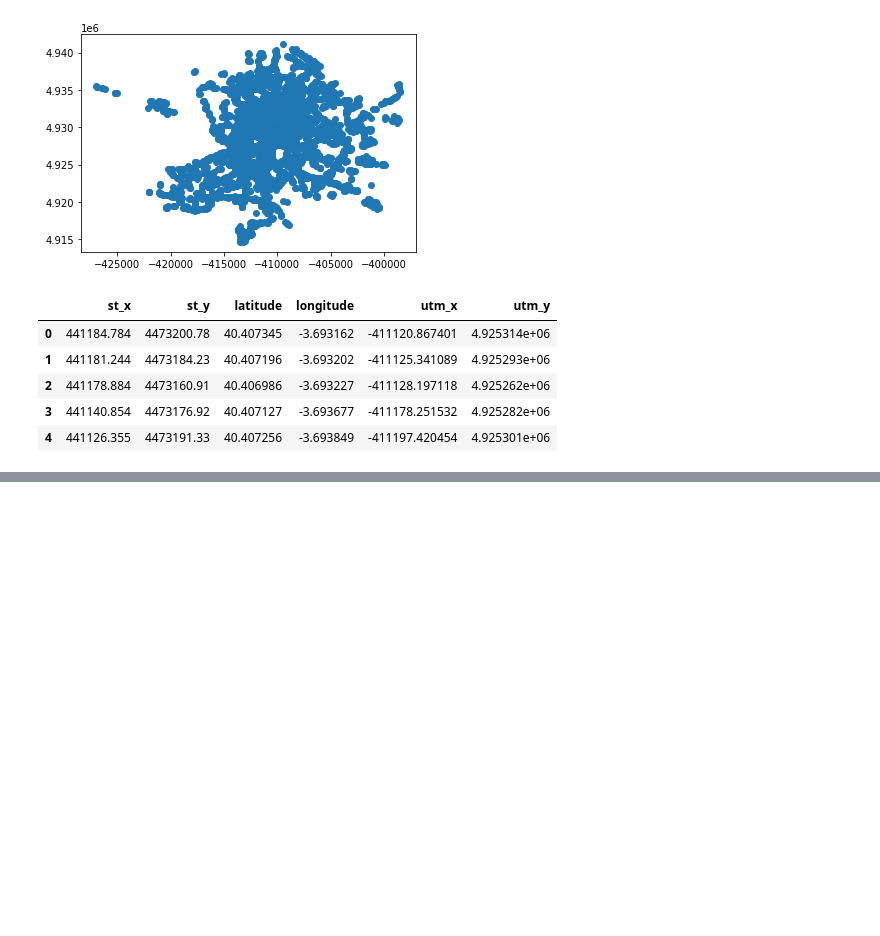
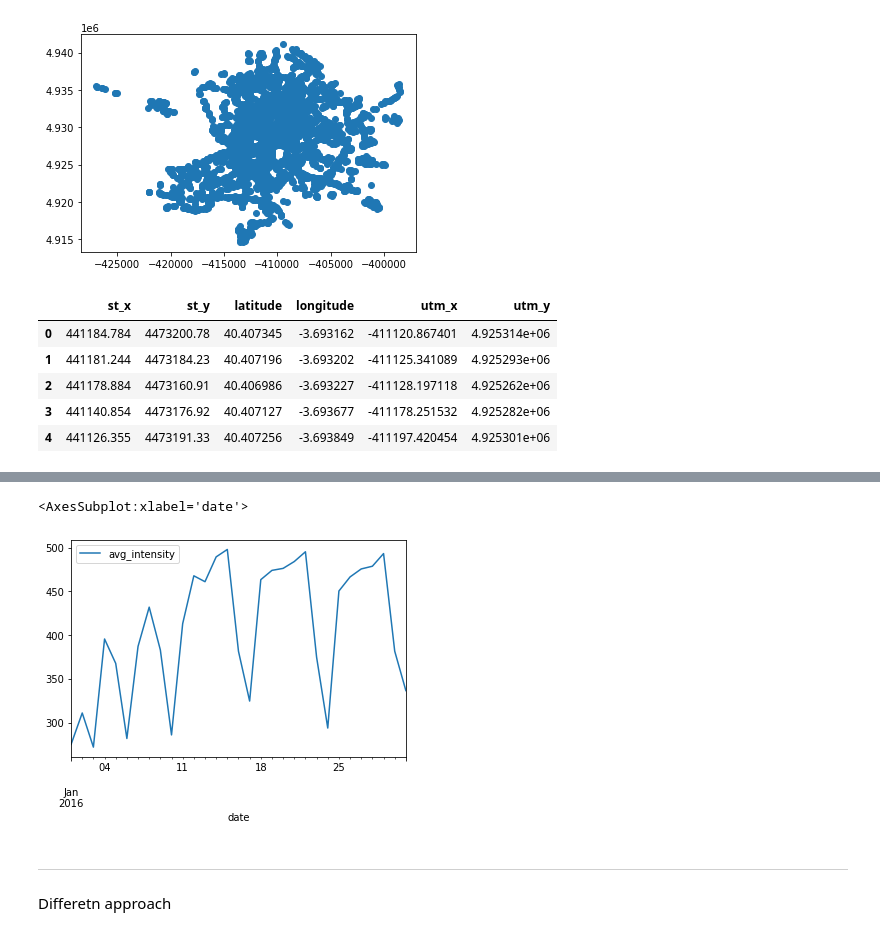
Before and after one commit to Pheithar/socialdata_madridcentral, a Jupyter notebook: traffic.ipynb, the cells around one changed output, grey strips where cells are left out. Saved outputs shown, nothing was run; the diff lists cells and outputs as text; code cells hidden in the pictures; blank space fills up the shorter version.

```diff
--- a/traffic.ipynb
+++ b/traffic.ipynb
@@ -134,0 +293,18 @@ show(p)
+# %%
+jan_2016_seleted["day"] = jan_2016_seleted["fecha"].dt.day
+jan_2016_seleted["month"] = jan_2016_seleted["fecha"].dt.month
+jan_2016_seleted["year"] = jan_2016_seleted["fecha"].dt.year
+# %%
+test = jan_2016_seleted.groupby(["day",
+                                "month",
+                                "year"]).agg(avg_intensity=("intensidad", "mean")).reset_index()
+
+test["date"] = pd.to_datetime(test[["day", "month", "year"]])
+test.plot(x="date", y="avg_intensity")
+# %% [output]
+<AxesSubplot:xlabel='date'>
+[figure, added]
+# %% [markdown]
+------
+# %% [markdown]
+Differetn approach
```
Also changed, not shown: parts of 31 cells of this notebook.
